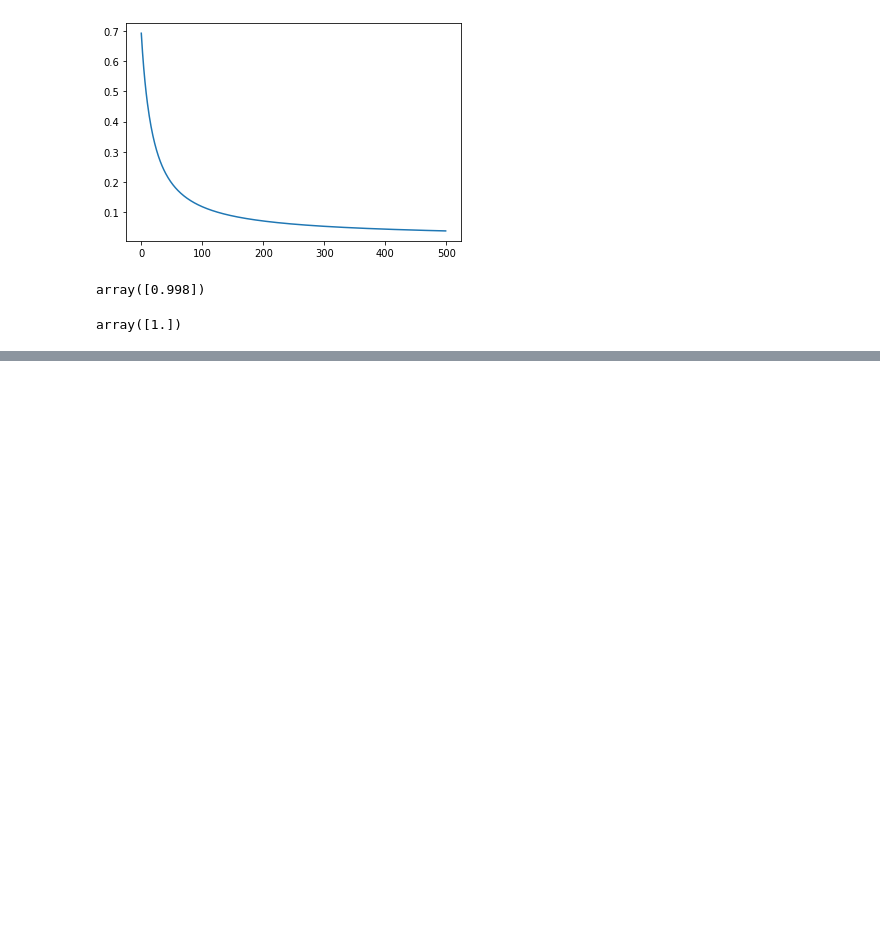
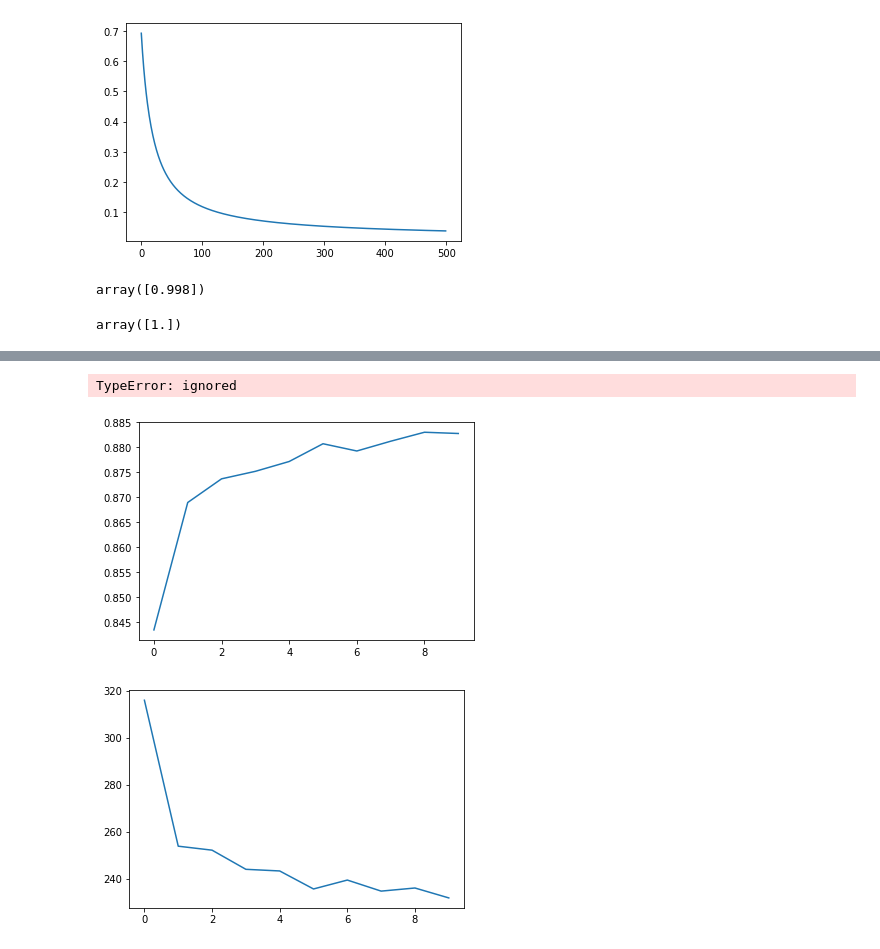
Before and after one commit to thanktua-spp/machine-learning-fundamentals, a Jupyter notebook: MNIST_from_scratch.ipynb, the cells around one changed output, grey strips where cells are left out. Cells and saved outputs as stored; diff of their text form; code cells hidden in the pictures; blank space fills up the shorter version.

```diff
--- a/MNIST_from_scratch.ipynb
+++ b/MNIST_from_scratch.ipynb
@@ -360,0 +513,13 @@ plt.plot(history.history['loss'])
+# %%
+
+# norm_data Normalize X and reshape y
+x_train_norm, y_train_re = norm_data(x_train, y_train)
+x_test_norm, y_test_re = norm_data(x_test, y_test)
+
+# Flatten X
+x_train_flat = flatten(x_train_norm)
+x_test_flat = flatten(x_test_norm)
+
+# Encode Y
+y_train_enc =  hotencode(y_train_re)
+y_test_enc =  hotencode(y_test_re)
@@ -360,0 +553,13 @@ plt.plot(history.history['loss'])
+# %%
+### Model Architecture
+dnn_model = tf.keras.Sequential(name='Deep_Mnist')
+
+input_shape = (x_train_flat.shape[1],)
+hidden_layer1 = tf.keras.layers.Dense(units=524, activation='tanh', input_shape=input_shape)
+hidden_layer2 = tf.keras.layers.Dense(units=64, activation='tanh', input_shape=input_shape)
+layer_ouput = tf.keras.layers.Dense(units=y_train_enc.shape[1], activation='softmax')
+
+dnn_model.add(hidden_layer1)
+dnn_model.add(hidden_layer2)
+dnn_model.add(layer_ouput)
+dnn_model.summary()
@@ -360,0 +582,14 @@ plt.plot(history.history['loss'])
+# %%
+### Model compile
+dnn_model.compile(
+    optimizer="adam",
+    loss=tf.keras.losses.CategoricalCrossentropy(),
+    metrics=['accuracy']
+)
+
+history = dnn_model.fit(
+          x=x_train_flat,
+          y=y_train_enc,
+          epochs=10,
+          verbose="auto"
+)
@@ -360,0 +632,13 @@ plt.plot(history.history['loss'])
+# %%
+base_model.evaluate(x=x_test_flat, y=y_test_enc)
+#dnn_model.evaluate(x_test_flat)
+# %% [output]
+TypeError: ignored
+# %%
+plt.plot(history.history['accuracy'])
+plt.show()
+plt.plot(history.history['loss'])
+plt.show()
+# %% [output]
+[figure, added]
+[figure, added]
```
Also changed, not shown: parts of 41 cells of this notebook.
